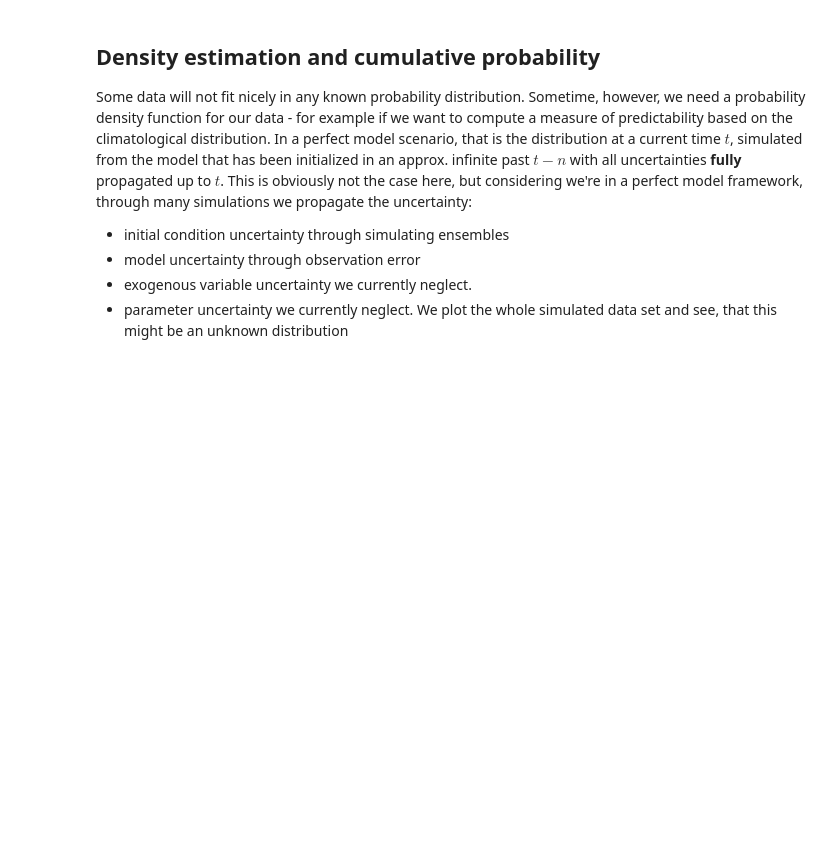
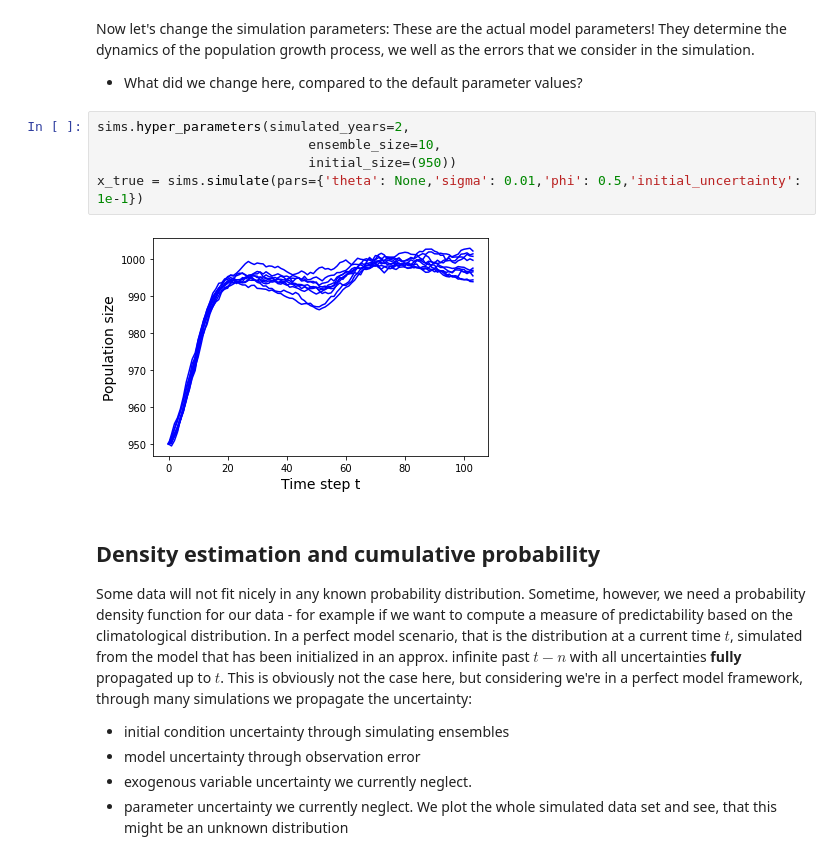
Before and after one commit to MWesselkamp/Ricker, a Jupyter notebook: Population_dynamics.ipynb, the cells around one changed output. Saved outputs shown, nothing was run; the diff lists cells and outputs as text; blank space fills up the shorter version.

```diff
--- a/Population_dynamics.ipynb
+++ b/Population_dynamics.ipynb
@@ -45,3 +61,15 @@ print(x.shape)
+# %% [markdown]
+Now let's change the simulation parameters: These are the actual model parameters!
+They determine the dynamics of the population growth process, we well as the errors that we consider in the simulation.
+
+- What did we change here, compared to the default parameter values?
+# %%
+sims.hyper_parameters(simulated_years=2,
+                           ensemble_size=10,
+                           initial_size=(950))
+x_true = sims.simulate(pars={'theta': None,'sigma': 0.01,'phi': 0.5,'initial_uncertainty': 1e-1})
+# %% [output]
+[figure, added]
 # %% [markdown]
 ## Density estimation and cumulative probability
 
```
Also changed, not shown: parts of 24 cells of this notebook, 5 other files.
